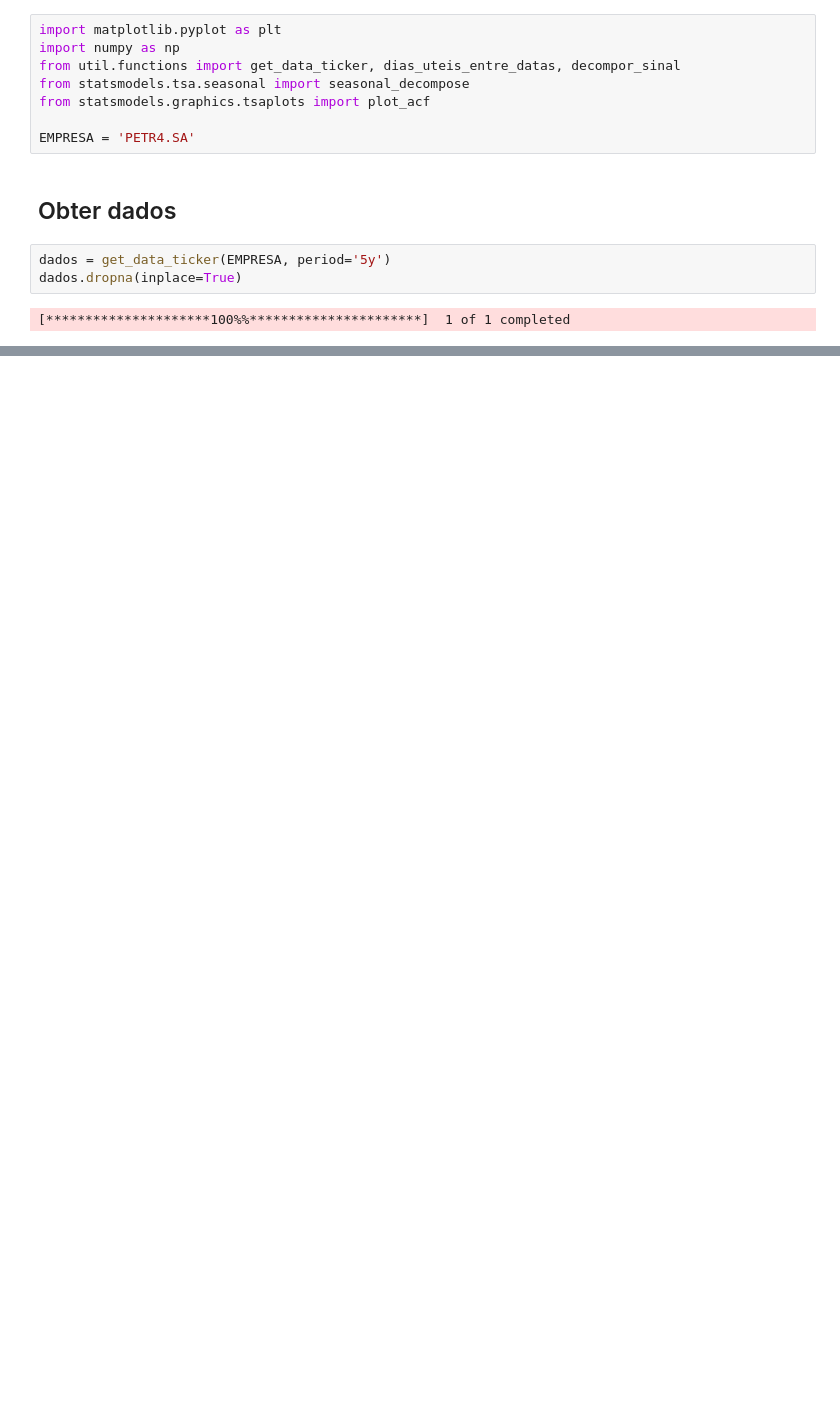
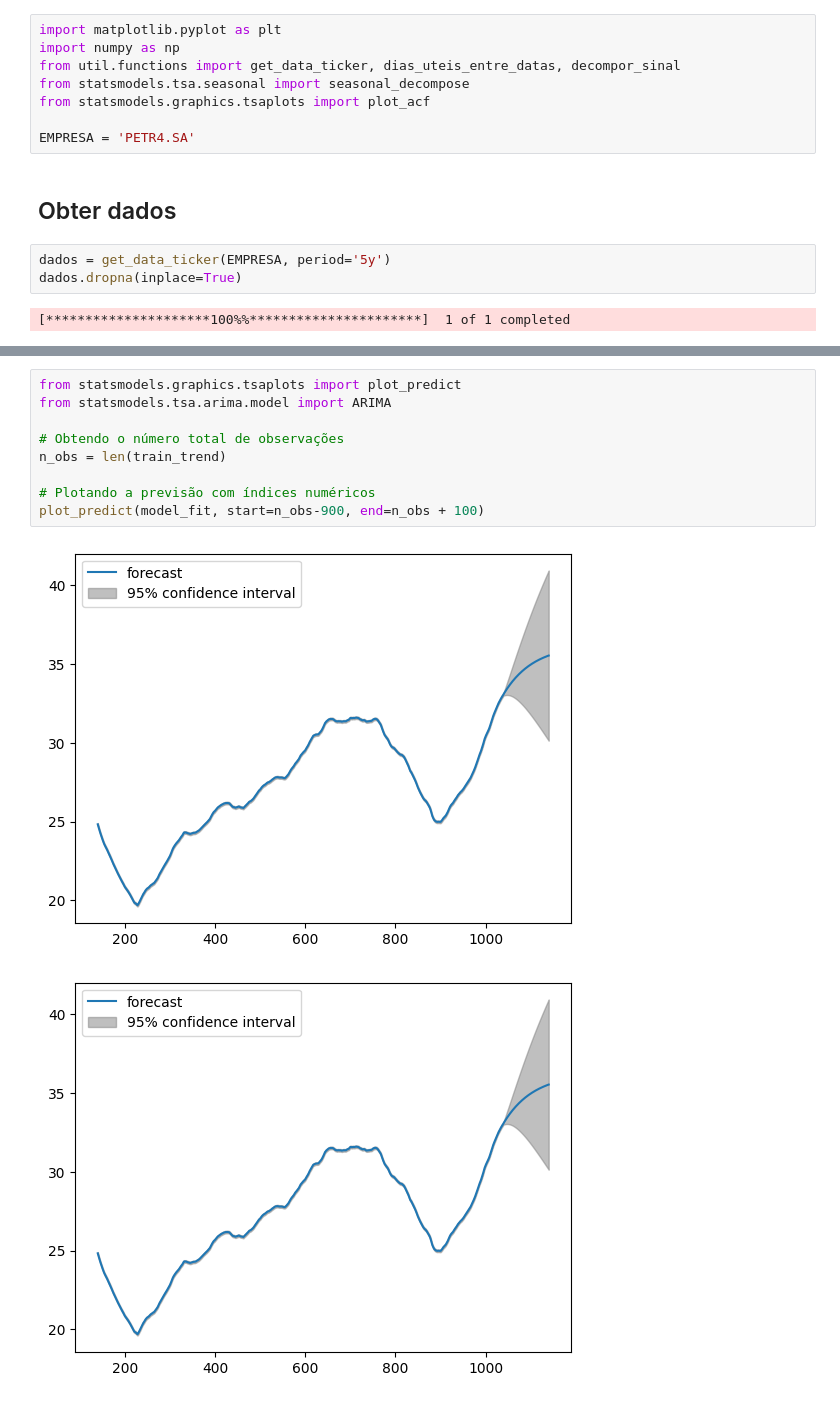
Before and after one commit to tcc-previsao-energia/ml-models, a Jupyter notebook: tcc/tendencia-nikolas.ipynb, the cells around one changed output, grey strips where cells are left out. Saved outputs shown, nothing was run; the diff lists cells and outputs as text; blank space fills up the shorter version.

```diff
--- a/tcc/tendencia-nikolas.ipynb
+++ b/tcc/tendencia-nikolas.ipynb
@@ -49,0 +51,12 @@ plt.show()
+# %%
+from statsmodels.graphics.tsaplots import plot_predict
+from statsmodels.tsa.arima.model import ARIMA
+
+# Obtendo o número total de observações
+n_obs = len(train_trend)
+
+# Plotando a previsão com índices numéricos
+plot_predict(model_fit, start=n_obs-900, end=n_obs + 100)
+# %% [output]
+[figure, added]
+[figure, added]
```
Also changed, not shown: parts of 9 cells of this notebook.
